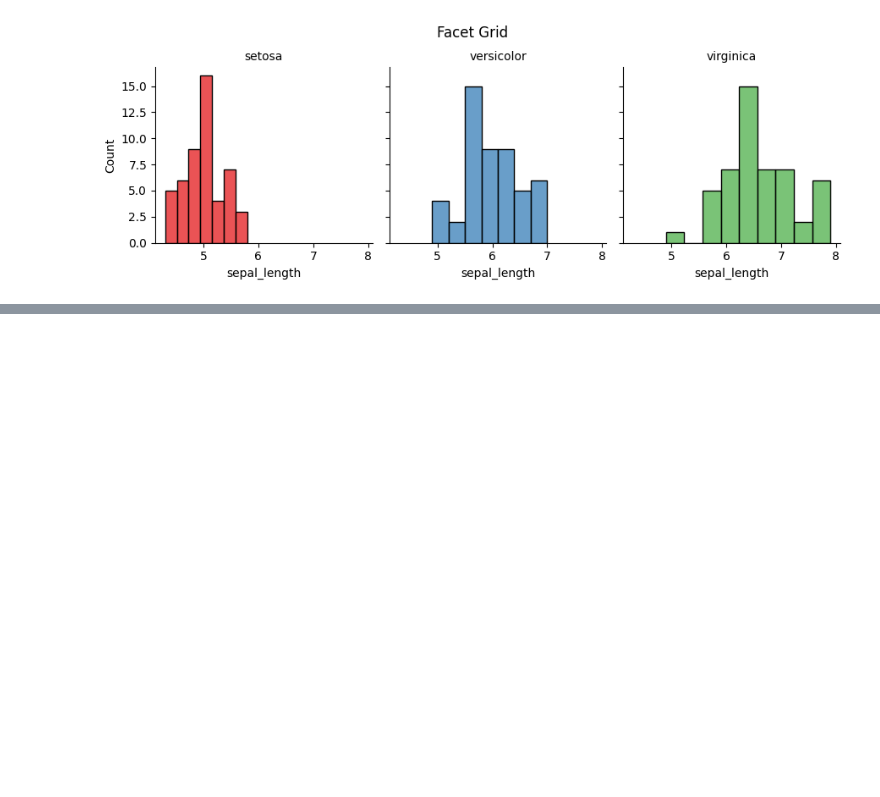
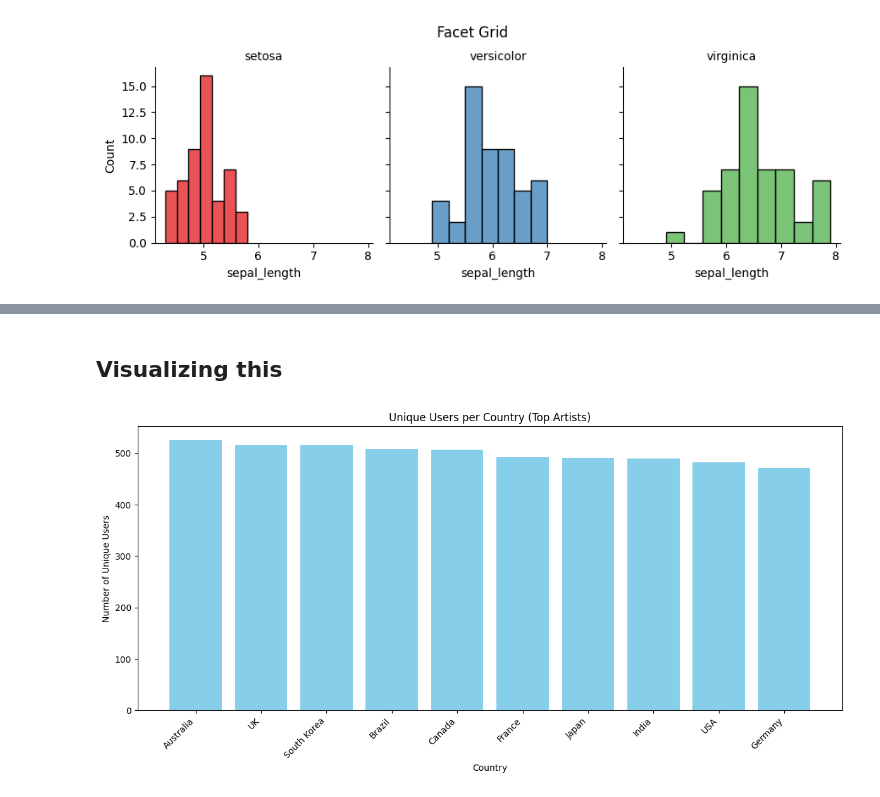
Before and after one commit to dvm14/spotify_magnified, a Jupyter notebook: src/exploratory_data_analysis.ipynb, the cells around one changed output, grey strips where cells are left out. Cells and saved outputs as stored; diff of their text form; code cells hidden in the pictures; blank space fills up the shorter version.

```diff
--- a/src/exploratory_data_analysis.ipynb
+++ b/src/exploratory_data_analysis.ipynb
@@ -363,0 +411,5 @@ plt.show()
+# %%
+#finding the number of unique users per country
+users_per_country = df.groupby("Country")["User_ID"].nunique().reset_index()
+users_per_country = users_per_country.sort_values(by="User_ID", ascending=False)
+print(users_per_country)
@@ -363,0 +428,17 @@ plt.show()
+# %% [markdown]
+## Visualizing this
+# %%
+import matplotlib.pyplot as plt
+
+# Plot top countries by unique users
+plt.figure(figsize=(12,6))
+plt.bar(users_per_country["Country"], users_per_country["User_ID"], color="skyblue")
+
+plt.xticks(rotation=45, ha="right")
+plt.xlabel("Country")
+plt.ylabel("Number of Unique Users")
+plt.title("Unique Users per Country (Top Artists)")
+plt.tight_layout()
+plt.show()
+# %% [output]
+[figure, added]
```
Also changed, not shown: parts of 23 cells of this notebook.
